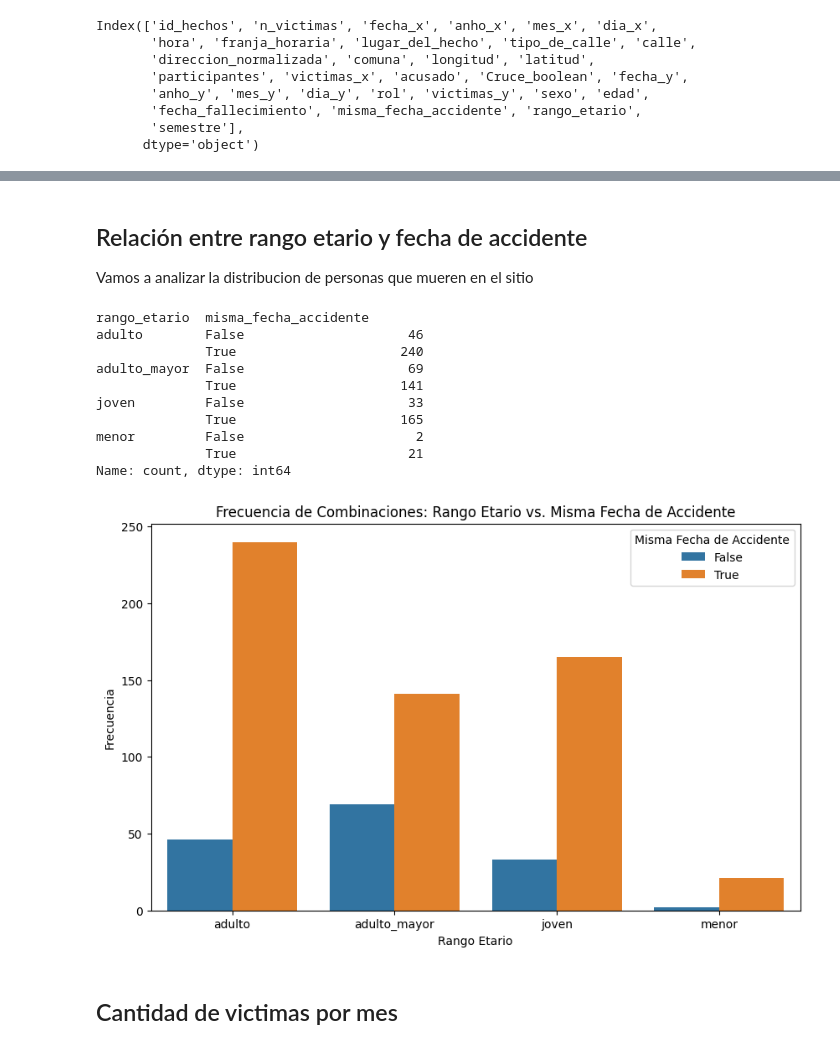
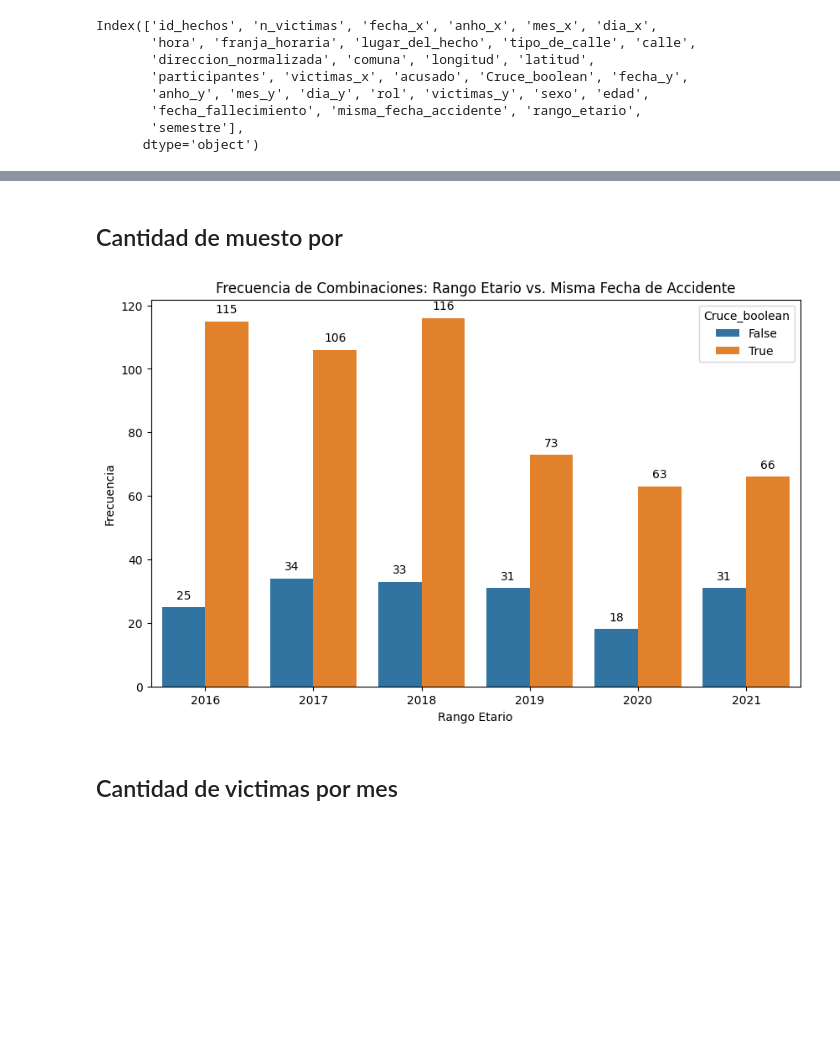
Before and after one commit to dalejandroramirez/siniestros_viales_PI_2, a Jupyter notebook: eda/eda.ipynb, the cells around one changed output, grey strips where cells are left out. Drawn from its saved outputs; the diff is of its cells as text; code cells hidden in the pictures; blank space fills up the shorter version.

```diff
--- a/eda/eda.ipynb
+++ b/eda/eda.ipynb
@@ -102,0 +197,23 @@ Name: count, dtype: int64
+# %%
+
+columnas = ['rango_etario', 'misma_fecha_accidente']
+
+mask_misma_fecha =( data['misma_fecha_accidente'] == True) & (data['sexo'] != 'SD' )
+
+
+plt.figure(figsize=(10, 6))
+
+orden_categorias = ["menor", "joven", "adulto", "adulto_mayor"]
+ax = sns.countplot(x='rango_etario', hue='sexo', data=data[mask_misma_fecha], order=orden_categorias )
+
+for p in ax.patches:
+    if p.get_height()>0:
+        ax.annotate(int(p.get_height()), (p.get_x() + p.get_width() / 2., p.get_height()),
+                ha='center', va='center', xytext=(0, 10), textcoords='offset points')
+
+plt.title('Victimas del mismo dia por género')
+plt.xlabel('Rango Etario')
+plt.ylabel('Cantidad de victimas')
+plt.legend(title='Misma Fecha de Accidente', loc='upper right')
+
+plt.show()
@@ -124,42 +313,28 @@ plt.show()
-# %% [markdown]
-## Relación entre rango etario y fecha de accidente
-Vamos a analizar la distribucion de personas que mueren en el sitio
-# %%
-columnas = ['rango_etario','misma_fecha_accidente']
-
-data[columnas].groupby(columnas).value_counts()
-# %% [output]
-rango_etario  misma_fecha_accidente
-adulto        False                     46
-              True                     240
-adulto_mayor  False                     69
-              True                     141
-joven         False                     33
-              True                     165
-menor         False                      2
-              True                      21
-Name: count, dtype: int64
+# %% [markdown]
+## Cantidad de muesto por
 # %%
-
-columnas = ['rango_etario', 'misma_fecha_accidente']
+columnas = ['anho_x', 'Cruce_boolean']
 
 # Crear el DataFrame con las frecuencias
-frecuencias = data[columnas].groupby(columnas).size().reset_index(name='count')
-
+mask_sin_SD = data['sexo'] != 'SD'
 # Crear el gráfico de barras
 plt.figure(figsize=(10, 6))
-sns.barplot(x='rango_etario', y='count', hue='misma_fecha_accidente', data=frecuencias)
 
-# Personalizar el gráfico
+# orden_categorias = ["menor", "joven", "adulto", "adulto_mayor"]
+ax = sns.countplot(x='anho_x',hue = 'Cruce_boolean', data=data[mask_sin_SD] )
+
+for p in ax.patches:
+    if p.get_height()>0:
+        ax.annotate(int(p.get_height()), (p.get_x() + p.get_width() / 2., p.get_height()),
+                ha='center', va='center', xytext=(0, 10), textcoords='offset points')
+
 plt.title('Frecuencia de Combinaciones: Rango Etario vs. Misma Fecha de Accidente')
 plt.xlabel('Rango Etario')
 plt.ylabel('Frecuencia')
-plt.legend(title='Misma Fecha de Accidente', loc='upper right')
 
-# Mostrar el gráfico
 plt.show()
 # %% [output]
-[figure, old version]
+[figure, new version]
 # %% [markdown]
 ## Cantidad de victimas por mes
 # %%
```
Also changed, not shown: parts of 26 cells of this notebook.
